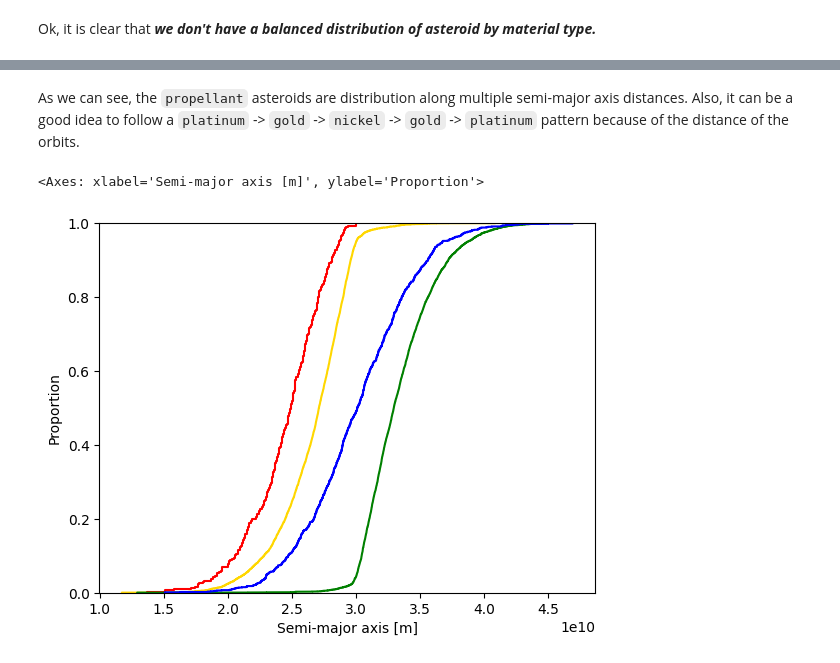
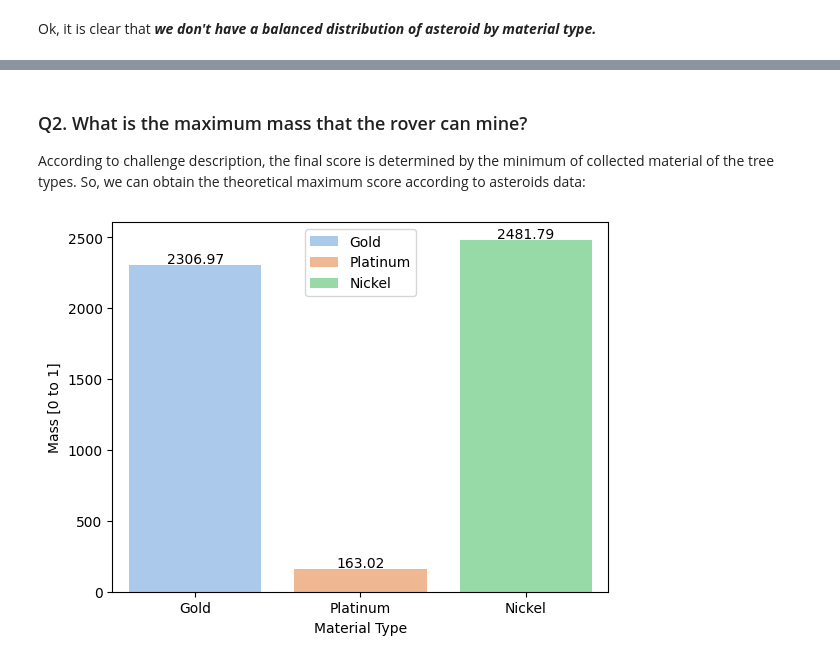
Before and after one commit to ocriado91/SpocMining, a Jupyter notebook: notebooks/01_spoc_data_exploration.ipynb, the cells around one changed output, grey strips where cells are left out. Drawn from its saved outputs; the diff is of its cells as text; code cells hidden in the pictures.

Commit message:
Remove orbit plots

```diff
--- a/notebooks/01_spoc_data_exploration.ipynb
+++ b/notebooks/01_spoc_data_exploration.ipynb
@@ -384,21 +151,42 @@ ax.legend()
-# %% [markdown]
-As we can see, the `propellant` asteroids are distribution along multiple semi-major axis distances. Also, it can be a good idea to follow a `platinum` -> `gold` -> `nickel` -> `gold` -> `platinum` pattern because of the distance of the orbits.
-# %%
-sns.ecdfplot(gold_data,
-             x="Semi-major axis [m]",
-             color="gold")
-
-sns.ecdfplot(platinum_data,
-             x="Semi-major axis [m]",
-             color="red")
-
-sns.ecdfplot(nickel_data,
-             x="Semi-major axis [m]",
-             color="green")
-
-sns.ecdfplot(propellant_data,
-             x="Semi-major axis [m]",
-             color="blue")
-# %% [output]
-<Axes: xlabel='Semi-major axis [m]', ylabel='Proportion'>
-[figure, removed]
+# %% [markdown]
+### Q2. What is the maximum mass that the rover can mine?
+
+According to challenge description, the final score is determined by the minimum of collected material of the tree types. So, we can obtain the theoretical maximum score according to asteroids data:
+# %%
+# Plot count
+g = sns.barplot(data.filter(pl.col("Material Type") != 3),
+                x="Material Type",
+                y="Mass [0 to 1]",
+                hue="Material Type",
+                estimator="sum",
+                errorbar=None,
+                palette="pastel")
+
+# Transform X-tick labels and legend label to material name
+labels = ["Gold", "Platinum", "Nickel"]
+g.set_xticks([0, 1, 2])
+g.set_xticklabels(labels)
+g.legend(labels=labels)
+
+# Extract the count of asteroids by material type
+mass_gold = data.filter(
+    pl.col("Material Type") == 0
+).sum()["Mass [0 to 1]"].item()
+
+mass_platinum = data.filter(
+    pl.col("Material Type") == 1
+).sum()["Mass [0 to 1]"].item()
+mass_nickel = data.filter(
+    pl.col("Material Type") == 2
+).sum()["Mass [0 to 1]"].item()
+
+# Add all counts into a list to write its values into countplot
+total_mass = [mass_gold, mass_platinum, mass_nickel]
+for i in range(len(total_mass)):
+  text = "{:.2f}".format(total_mass[i])
+  g.text(x=i,
+         y=int(total_mass[i]) + 10, # Put vertical position into the value + padding offset
+         s=text,
+         horizontalalignment="center")
+# %% [output]
+[figure, added]
```
Also changed, not shown: parts of 31 cells of this notebook.
